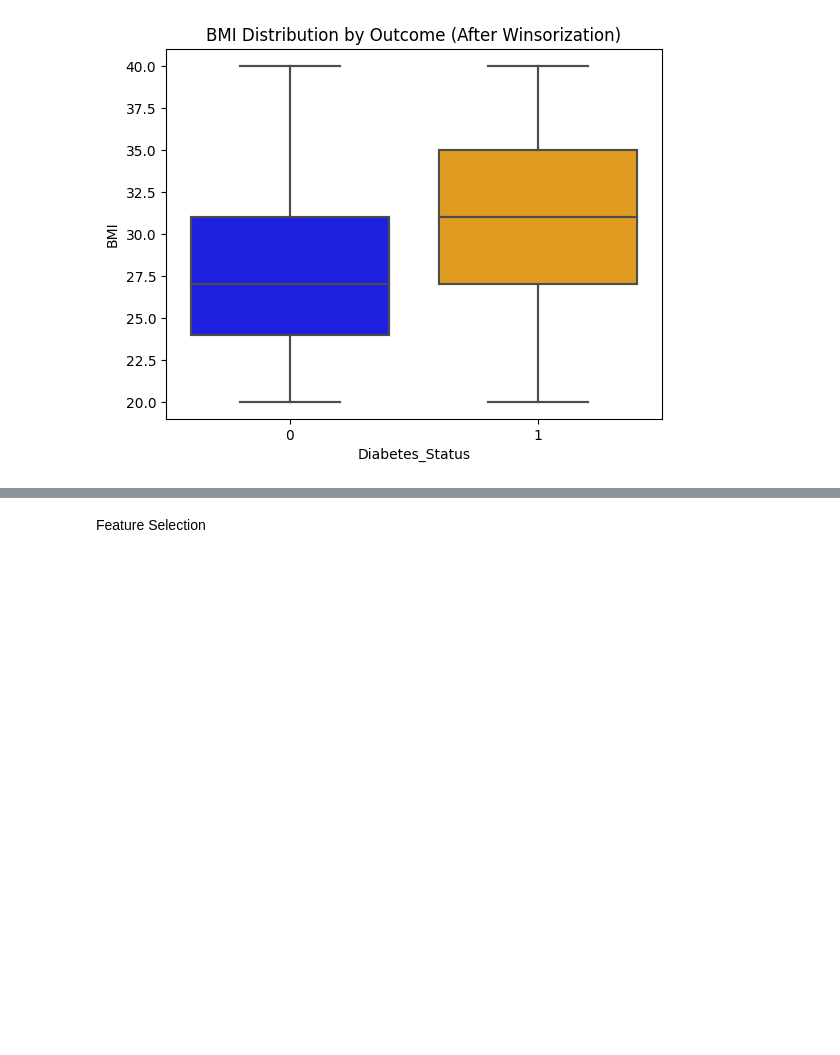
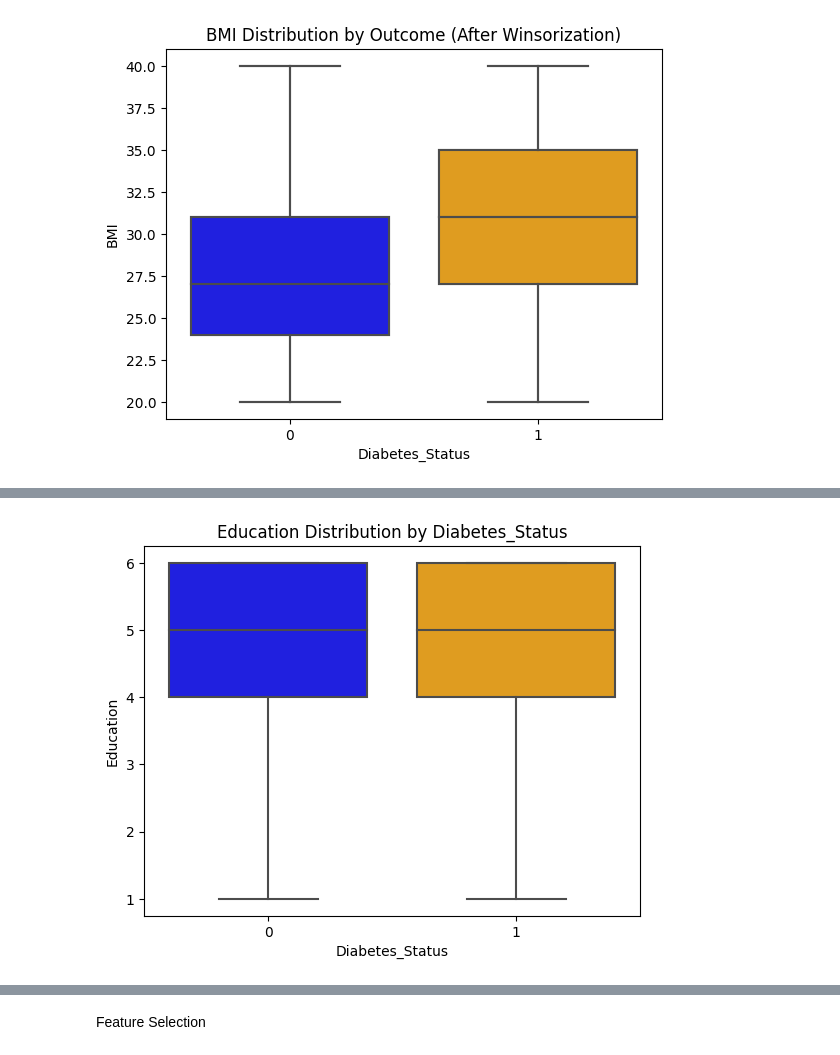
Before and after one commit to GraceOluwafemi/Msc-Project, a Jupyter notebook: project.ipynb, the cells around one changed output, grey strips where cells are left out. Saved outputs shown, nothing was run; the diff lists cells and outputs as text; code cells hidden in the pictures; blank space fills up the shorter version.

```diff
--- a/project.ipynb
+++ b/project.ipynb
@@ -434,0 +462,14 @@ plt.show()
+# %%
+# Replace values in the 'Age' column with mean value of 8 where 'Diabetes_Status' is equal to 1 and 'Age' is less than 4
+data.loc[(data["Diabetes_Status"] == 1) & (data["Age"] < 4), 'Age'] = 8
+# %%
+# Create a boxplot
+sns.boxplot(x='Diabetes_Status', y='Education', data=data, palette=['blue', 'orange'])
+plt.title('Education Distribution by Diabetes_Status')
+plt.xlabel('Diabetes_Status')
+plt.ylabel('Education')
+
+# Display the plot
+plt.show()
+# %% [output]
+[figure, added]
```
Also changed, not shown: parts of 8 cells of this notebook.
